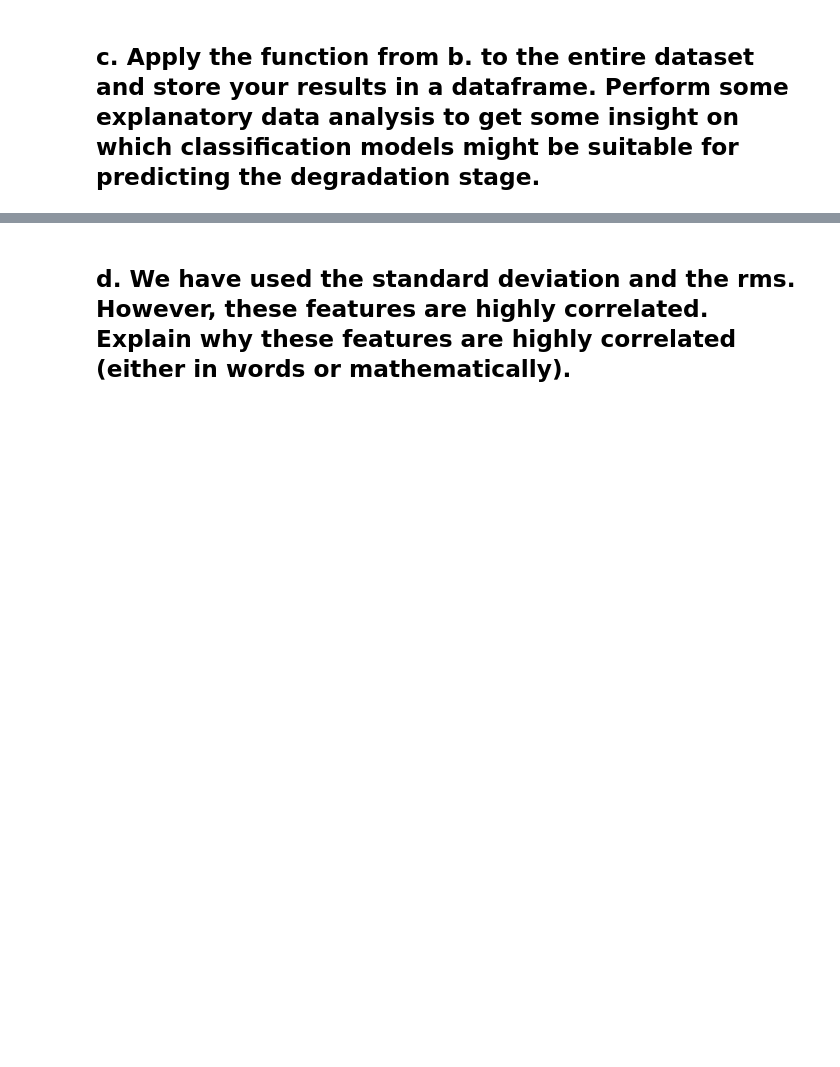
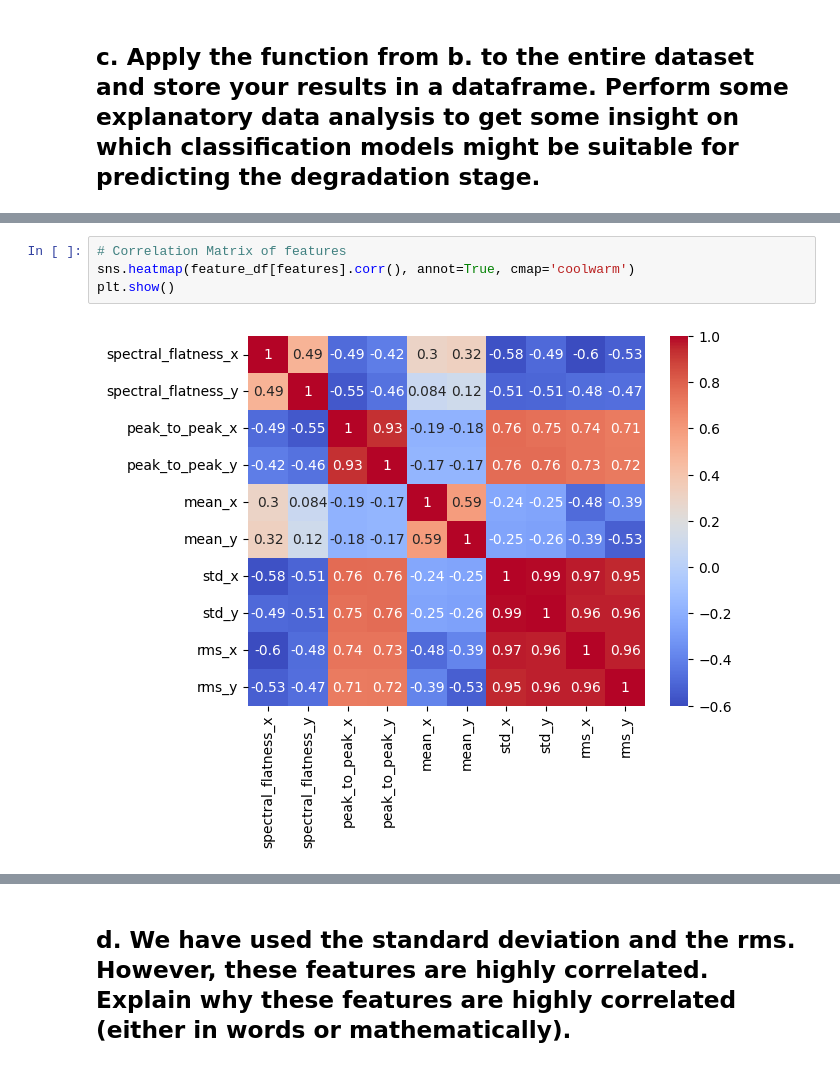
Before and after one commit to moniquechandra/DS8-FINAL, a Jupyter notebook: exercise_1.ipynb, the cells around one changed output, grey strips where cells are left out. Cells and saved outputs as stored; diff of their text form; blank space fills up the shorter version.

```diff
--- a/exercise_1.ipynb
+++ b/exercise_1.ipynb
@@ -264,0 +225,6 @@ Accuracy: 0.936231884057971
+# %%
+# Correlation Matrix of features
+sns.heatmap(feature_df[features].corr(), annot=True, cmap='coolwarm')
+plt.show()
+# %% [output]
+[figure, added]
```
Also changed, not shown: parts of 28 cells of this notebook, 2 other files.
